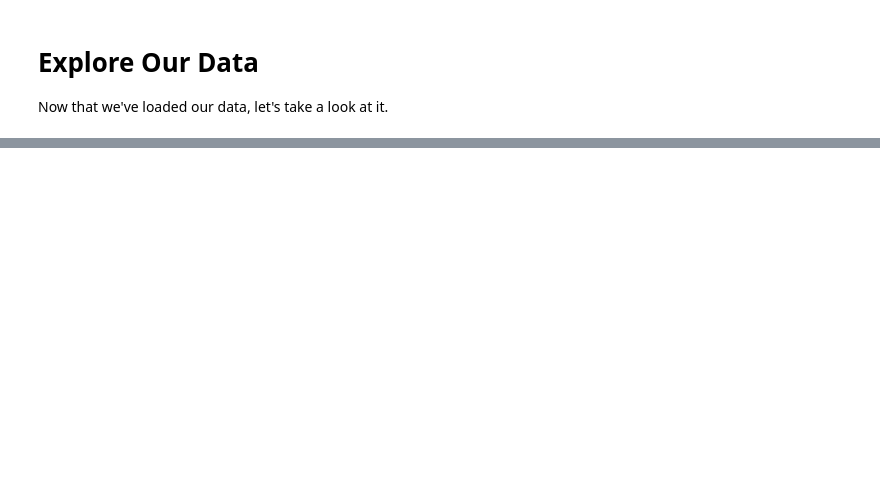
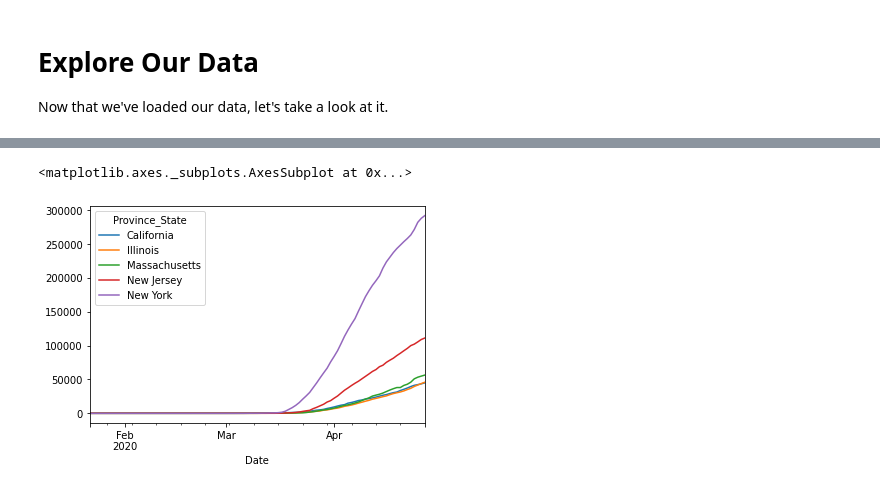
Before and after one commit to stephenfrein/py_packages_data_analysis, a Jupyter notebook: python_packages_data_analysis.ipynb, the cells around one changed output, grey strips where cells are left out. Saved outputs shown, nothing was run; the diff lists cells and outputs as text; code cells hidden in the pictures; blank space fills up the shorter version.

```diff
--- a/python_packages_data_analysis.ipynb
+++ b/python_packages_data_analysis.ipynb
@@ -59,6 +193,6 @@ Now you try. There is a data set of blah at URL. Go get it, and find out which b
 # %%
-# write your code in here below
-url="https://drive.google.com/uc?export=download&id=1mKW-hqj7NVd-ong7sae-AMOCW75oTHZD"
+# set up a url and pull the data into a data frame
+url="https://drive.google.com/uc?export=download&id=1v2reITVBrhkoSDleHBOStvsjwDh_zAzh"
 covid_df=pd.read_csv(url)
+# show the first rows
 covid_df.head()
-covid_df.describe(include="all")
@@ -64,0 +280,6 @@ covid_df.describe(include="all")
+# %%
+# let's create a new data frame from our original COVID data for confirmed cases in just those five states we identified above
+# we'll use a new "isin" method to subset that is less cumbersome for this situation
+#                              rows-------------------------------------------------------------------------------------------------------------------------------------  columns--------------------------
+hard_hit_states = covid_df.loc[covid_df['Province_State'].isin(['New York','New Jersey','Massachusetts','Illinois','California']) & (covid_df['Case_Type']=='Confirmed'), ['Cases','Date','Province_State']]
+hard_hit_states.head()
@@ -64,0 +301,9 @@ covid_df.describe(include="all")
+# %%
+# make it a date - then go back and run line above
+hard_hit_states['Date'] =  pd.to_datetime(hard_hit_states['Date'])
+# %%
+# numpy is a library used for various numeric operations - pandas is actually built on it
+import numpy as np
+# pivot the data frame - each date gets a row, the states become columns, and the sum of the cases become the cell values
+hard_hit_pivot = pd.pivot_table(hard_hit_states, values='Cases', index=['Date'], columns=['Province_State'], aggfunc=np.sum)
+hard_hit_pivot.tail()
@@ -64,0 +318,10 @@ covid_df.describe(include="all")
+# %%
+# need this line to create plot inside a Jupyter notebook like this one
+%matplotlib inline
+# conventional to import as plt
+import matplotlib.pyplot as plt
+# draw the plot
+hard_hit_pivot.plot()
+# %% [output]
+<matplotlib.axes._subplots.AxesSubplot at 0x...>
+[figure, added]
```
Also changed, not shown: parts of 40 cells of this notebook.
